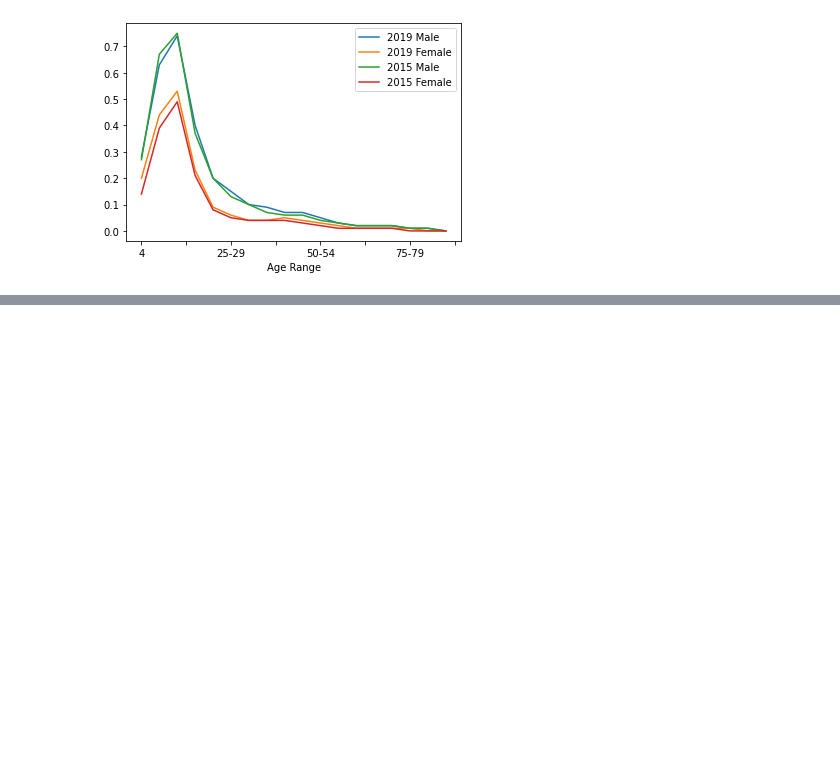
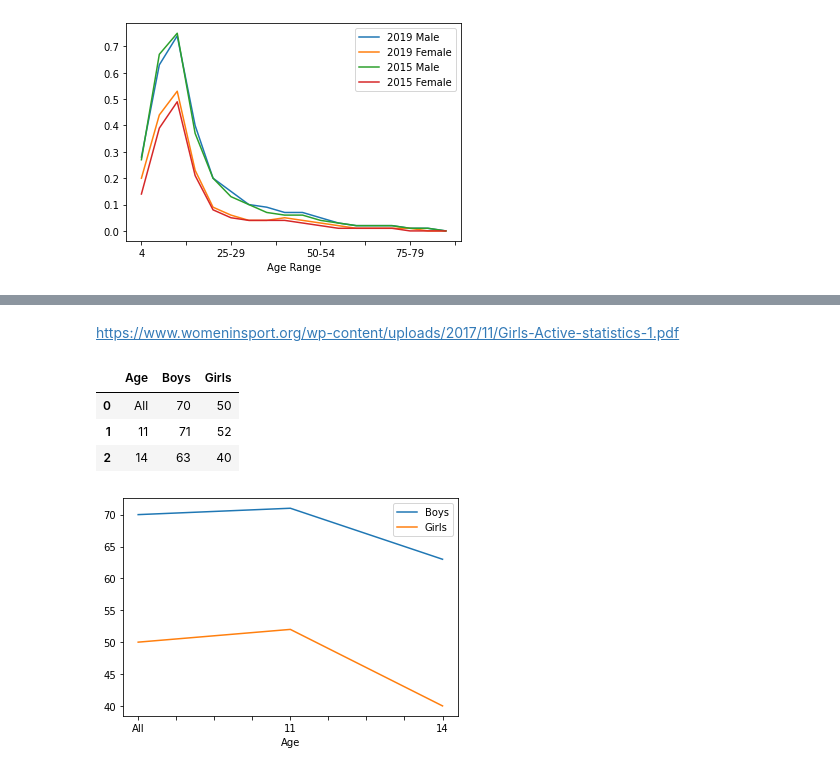
Before and after one commit to Michelleoc/programming-for-data-analysis-project, a Jupyter notebook: project.ipynb, the cells around one changed output, grey strips where cells are left out. Cells and saved outputs as stored; diff of their text form; code cells hidden in the pictures; blank space fills up the shorter version.

Commit message:
4th variable data complete

```diff
--- a/project.ipynb
+++ b/project.ipynb
@@ -205,0 +252,19 @@ plt.show()
+# %% [markdown]
+https://www.womeninsport.org/wp-content/uploads/2017/11/Girls-Active-statistics-1.pdf
+# %%
+competitivenessdata = { 'Age':['All','11 to 14 years old','14 to 16 years old'],
+              'Boys':[70, 71, 63],
+              'Girls':[50, 52, 40]}
+dfcompetitiveness = pd.DataFrame(competitivenessdata)
+# %%
+dfcompetitiveness
+# %% [output]
+|  | Age | Boys | Girls |
+| 0 | All | 70 | 50 |
+| 1 | 11 | 71 | 52 |
+| 2 | 14 | 63 | 40 |
+# %%
+dfcompetitiveness.plot(x="Age", y=['Boys', 'Girls'])
+plt.show()
+# %% [output]
+[figure, added]
```
Also changed, not shown: parts of 32 cells of this notebook, 7 other files.
